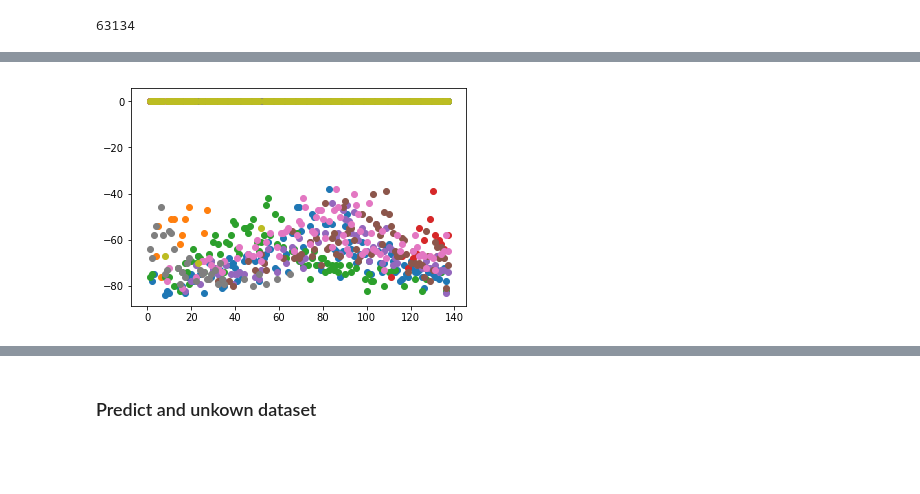
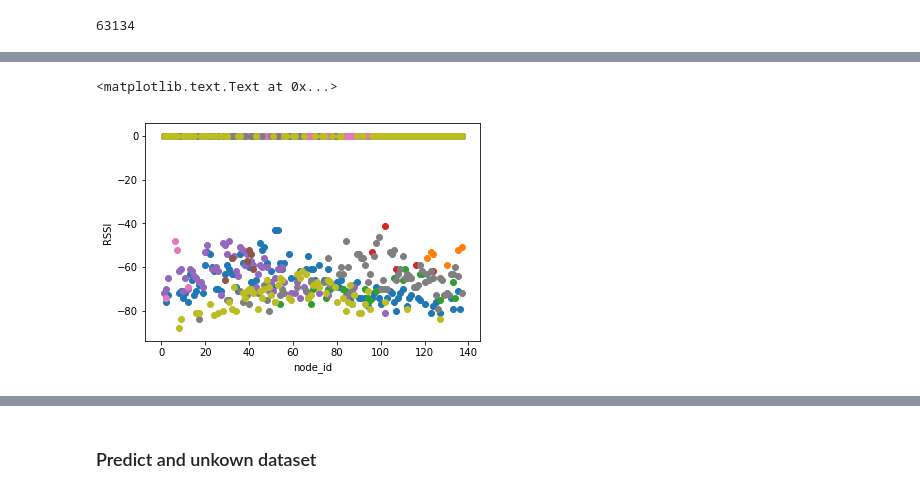
Before and after one commit to julcsii/wifi-localization, a Jupyter notebook: Data Science Task .ipynb, the cells around one changed output, grey strips where cells are left out. Cells and saved outputs as stored; diff of their text form; code cells hidden in the pictures; blank space fills up the shorter version.

```diff
--- a/Data Science Task .ipynb
+++ b/Data Science Task .ipynb
@@ -119,6 +166,9 @@ log10(x_train.shape[0])
 # %%
-#visualization
+#visualization cont'd: scatter plot of fingerprint for first 10 location
 for i in range(1,10):
     plt.scatter(np.arange(1,x_train[i].size+1,1), x_train[i])
+plt.xlabel('node_id')
+plt.ylabel('RSSI')
 # %% [output]
+<matplotlib.text.Text at 0x...>
-[figure, old version]
+[figure, new version]
```
Also changed, not shown: parts of 25 cells of this notebook, 1 other file.
